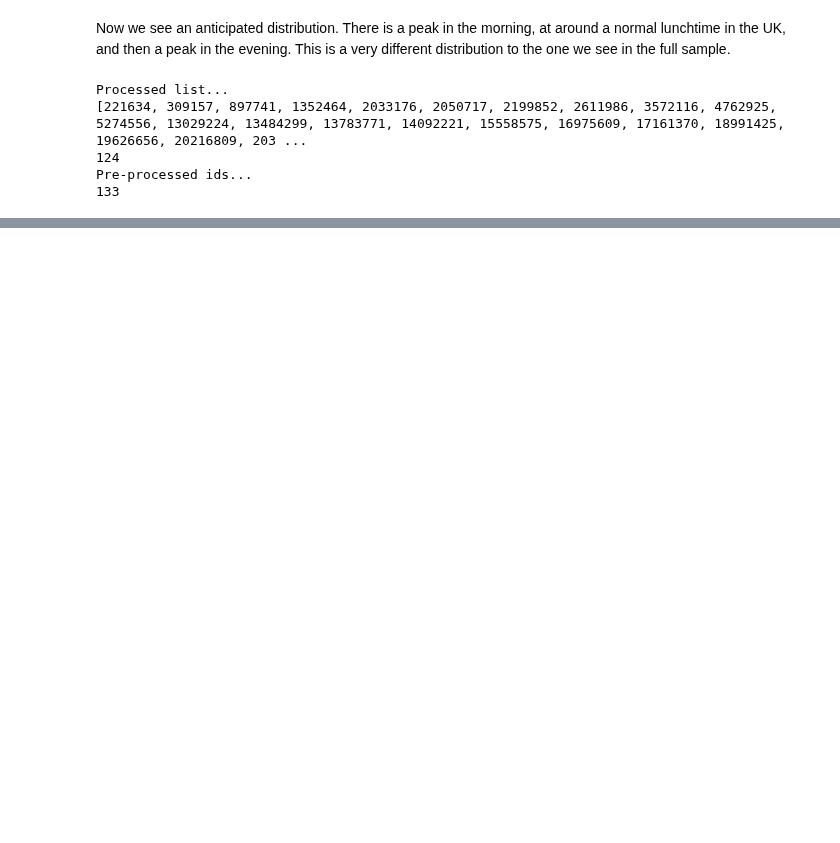
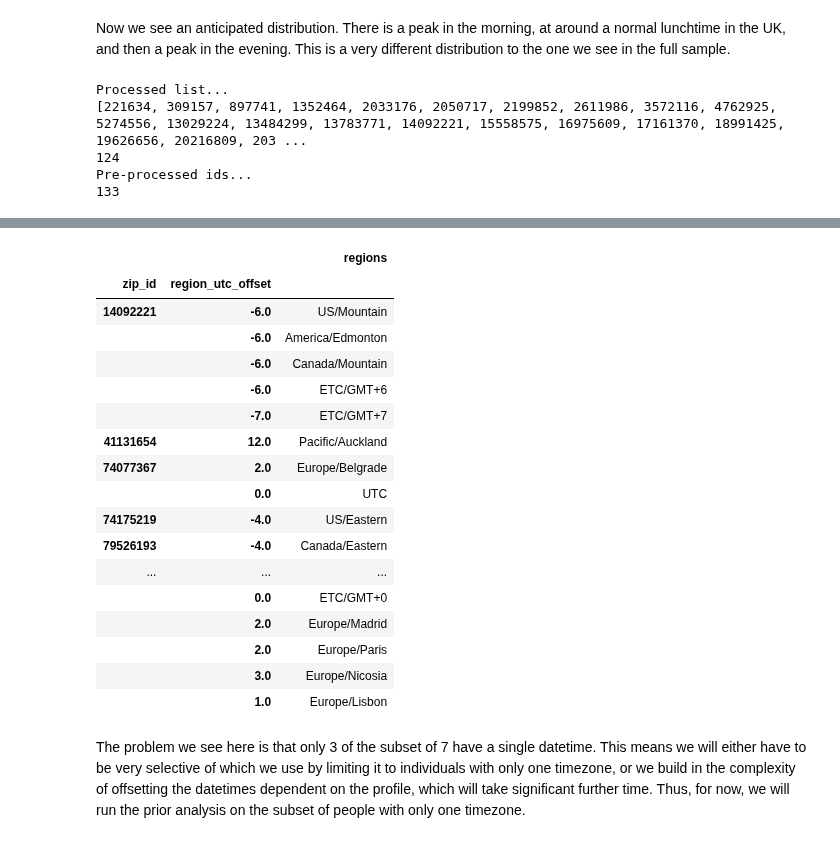
Before and after one commit to rdbrist/masters_project, a Jupyter notebook: notebooks/1.01-rd-implementing-cob-analysis.ipynb, the cells around one changed output, grey strips where cells are left out. Cells and saved outputs as stored; diff of their text form; code cells hidden in the pictures; blank space fills up the shorter version.

```diff
--- a/notebooks/1.01-rd-implementing-cob-analysis.ipynb
+++ b/notebooks/1.01-rd-implementing-cob-analysis.ipynb
@@ -170,0 +202,23 @@ Here, there is evidence that the distributions are shifted, caused by inaccurate
+# %%
+df_regions.loc[subset]
+# %% [output]
+|  |  | regions |
+| zip_id | region_utc_offset |  |
+| 14092221 | -6.0 | US/Mountain |
+|  | -6.0 | America/Edmonton |
+|  | -6.0 | Canada/Mountain |
+|  | -6.0 | ETC/GMT+6 |
+|  | -7.0 | ETC/GMT+7 |
+| 41131654 | 12.0 | Pacific/Auckland |
+| 74077367 | 2.0 | Europe/Belgrade |
+|  | 0.0 | UTC |
+| 74175219 | -4.0 | US/Eastern |
+| 79526193 | -4.0 | Canada/Eastern |
+| ... | ... | ... |
+|  | 0.0 | ETC/GMT+0 |
+|  | 2.0 | Europe/Madrid |
+|  | 2.0 | Europe/Paris |
+|  | 3.0 | Europe/Nicosia |
+|  | 1.0 | Europe/Lisbon |
+# %% [markdown]
+The problem we see here is that only 3 of the subset of 7 have a single datetime. This means we will either have to be very selective of which we use by limiting it to individuals with only one timezone, or we build in the complexity of offsetting the datetimes dependent on the profile, which will take significant further time. Thus, for now, we will run the prior analysis on the subset of people with only one timezone.
```
Also changed, not shown: parts of 17 cells of this notebook, 9 other files.
